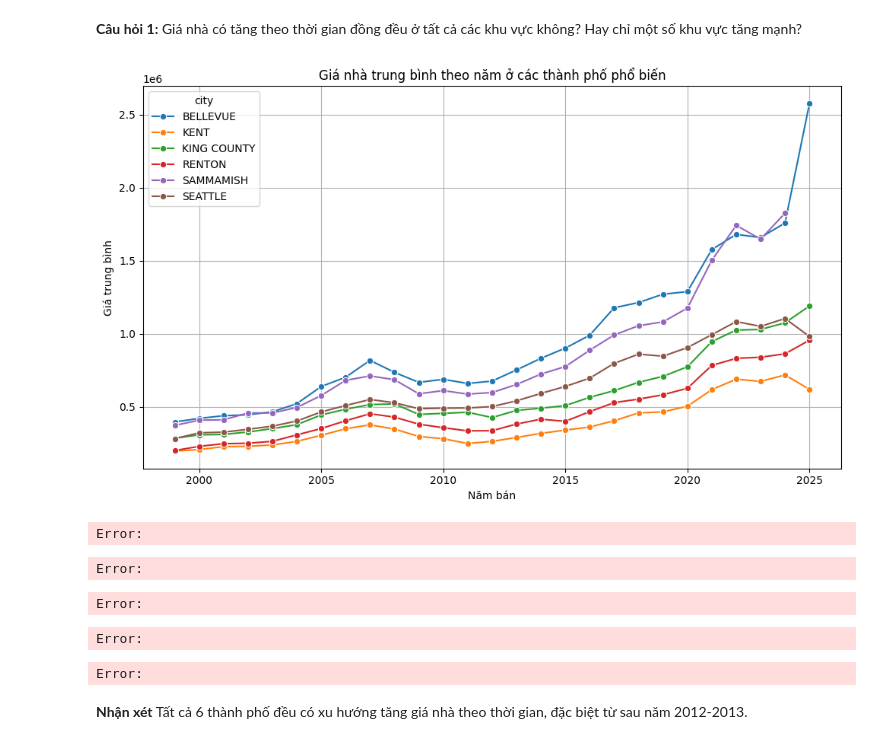
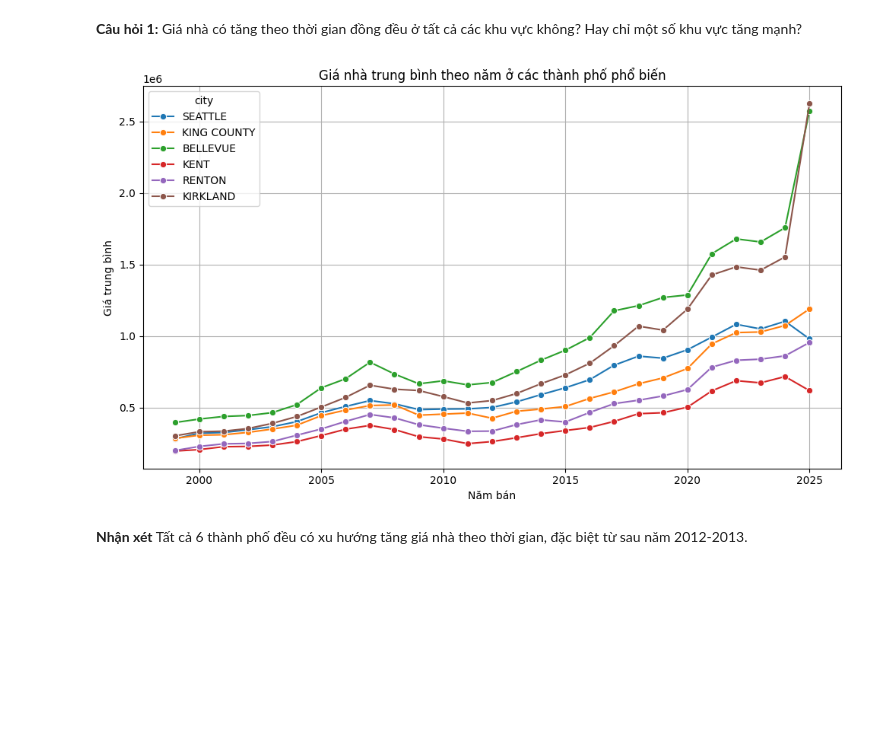
Before and after one commit to uyen312/Project_PTDLTM, a Jupyter notebook: Source/EDA & Data Preprocessing.ipynb, the cells around one changed output. Cells and saved outputs as stored; diff of their text form; code cells hidden in the pictures; blank space fills up the shorter version.

```diff
--- a/Source/EDA & Data Preprocessing.ipynb
+++ b/Source/EDA & Data Preprocessing.ipynb
@@ -737,10 +737,11 @@ Giờ thì ta sẽ xóa các cột đã được xử lý
 # Danh sách các cột gốc đã được xử lý và cần loại bỏ
 cols_to_drop = [
     'garb_sqft',       # đã tạo garb_sqft_clipped
-    'sqft_lot',       # đã tạo sqft_lot_log
+    'sqft_lot',        # đã tạo sqft_lot_log
     'sale_nbr',        # đã tạo sale_nbr_log
     'imp_val',         # đã tạo imp_val_log
     'join_year',       # đã tạo is_2025
+    'sale_month',      # đã có trong sale_date
 ]
 
 # Xóa các cột khỏi DataFrame
@@ -950,31 +951,39 @@ TypeError: TSNE.__init__() got an unexpected keyword argument 'max_iter'
 # %% [markdown]
 **Câu hỏi 1:** Giá nhà có tăng theo thời gian đồng đều ở tất cả các khu vực không? Hay chỉ một số khu vực tăng mạnh?
 # %%
-# Tạo cột năm
+# Bước 1: Tạo biến sale_year
 df['sale_year'] = pd.to_datetime(df['sale_date'], errors='coerce').dt.year
 
-# Lấy top 6 thành phố có nhiều giao dịch nhất
-top_cities = df['city'].value_counts().head(6).index.tolist()
-df_city = df[df['city'].isin(top_cities)]
+# Bước 2: Chọn năm bán hợp lệ (nếu muốn chỉ lấy từ 2000 trở đi)
+valid_years = df['sale_year'].dropna().unique()
+valid_years = sorted([y for y in valid_years])  # tuỳ chọn
 
-# Nhóm theo city & sale_year để lấy trung bình giá
-grouped_city = df_city.groupby(['city', 'sale_year'])['sale_price'].mean().reset_index()
+# Bước 3: Đếm số năm có dữ liệu của mỗi city
+year_count_per_city = df.groupby('city', observed=False)['sale_year'].nunique()
 
-# Vẽ lineplot
+# Bước 4: Giữ lại những city có đủ tất cả các năm
+cities_full_year = year_count_per_city[year_count_per_city >= len(valid_years)].index.tolist()
+
+# Bước 5: Trong số đó, lấy top 6 thành phố nhiều giao dịch nhất
+top_cities = df[df['city'].isin(cities_full_year)]['city'].value_counts().head(6).index.tolist()
+
+# Bước 6: Lọc lại dữ liệu
+df_city = df[df['city'].isin(top_cities)].copy()
+
+# Nhóm theo city và sale_year, tính giá trung bình
+grouped_city = df_city.groupby(['city', 'sale_year'], observed=False)['sale_price'].mean().reset_index()
+
+# Vẽ biểu đồ lineplot
 plt.figure(figsize=(10, 6))
-sns.lineplot(data=grouped_city, x='sale_year', y='sale_price', hue='city', marker='o')
+sns.lineplot(data=grouped_city, x='sale_year', y='sale_price', hue='city',
+             hue_order=top_cities, marker='o')
 plt.title("Giá nhà trung bình theo năm ở các thành phố phổ biến")
 plt.xlabel("Năm bán")
 plt.ylabel("Giá trung bình")
 plt.grid(True)
 plt.tight_layout()
 plt.show()
 # %% [output]
-[figure, old version]
+[figure, new version]
-Error:
-Error:
-Error:
-Error:
-Error:
 # %% [markdown]
 **Nhận xét** Tất cả 6 thành phố đều có xu hướng tăng giá nhà theo thời gian, đặc biệt từ sau năm 2012-2013.
```
Also changed, not shown: parts of 31 cells of this notebook.
